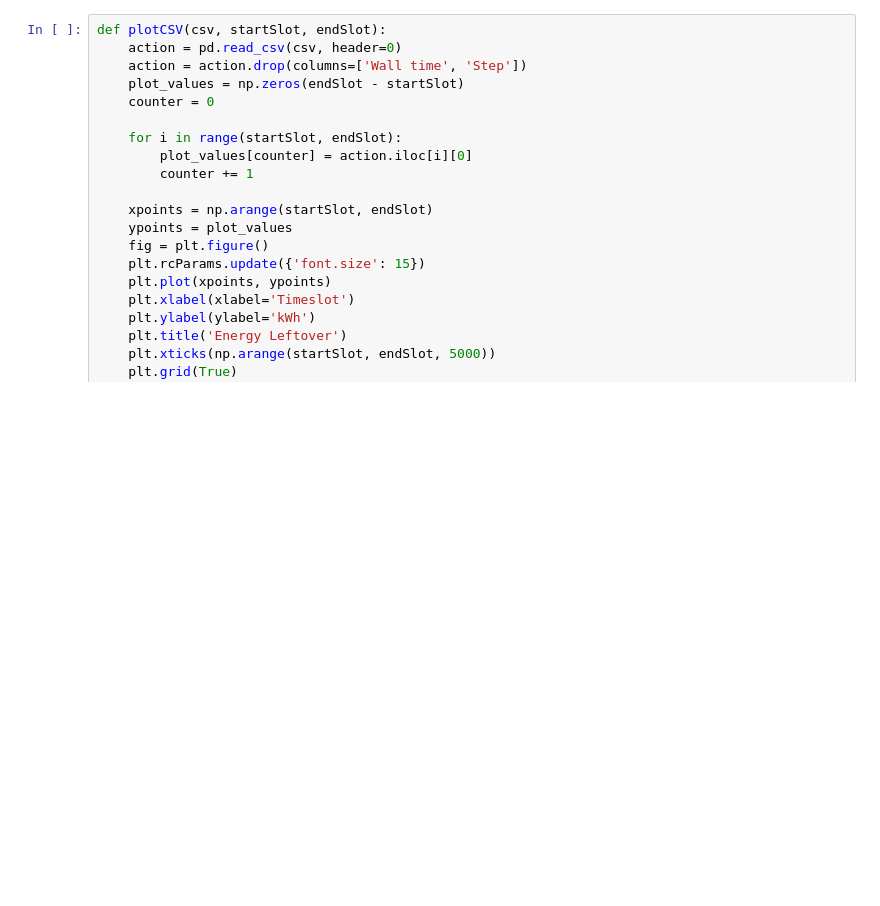
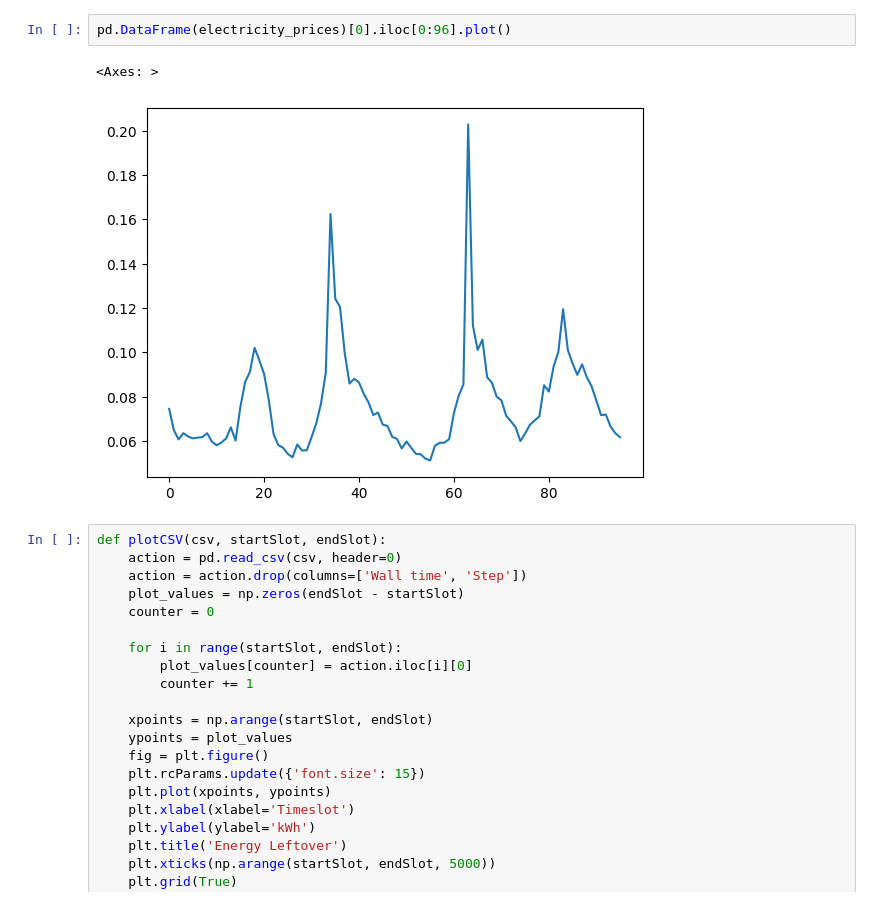
Before and after one commit to JonasSievers/Federated-Reinforcement-Learning-for-Battery-Charging, a Jupyter notebook: src/notebooks/PlotData.ipynb, the cells around one changed output. Saved outputs shown, nothing was run; the diff lists cells and outputs as text; blank space fills up the shorter version.

```diff
--- a/src/notebooks/PlotData.ipynb
+++ b/src/notebooks/PlotData.ipynb
@@ -10,3 +29,8 @@ import utils.dataloader as dataloader
+# %%
+pd.DataFrame(electricity_prices)[0].iloc[0:96].plot()
+# %% [output]
+<Axes: >
+[figure, added]
 # %%
 def plotCSV(csv, startSlot, endSlot):
     action = pd.read_csv(csv, header=0)
```
Also changed, not shown: parts of 5 cells of this notebook, 14 other files.
